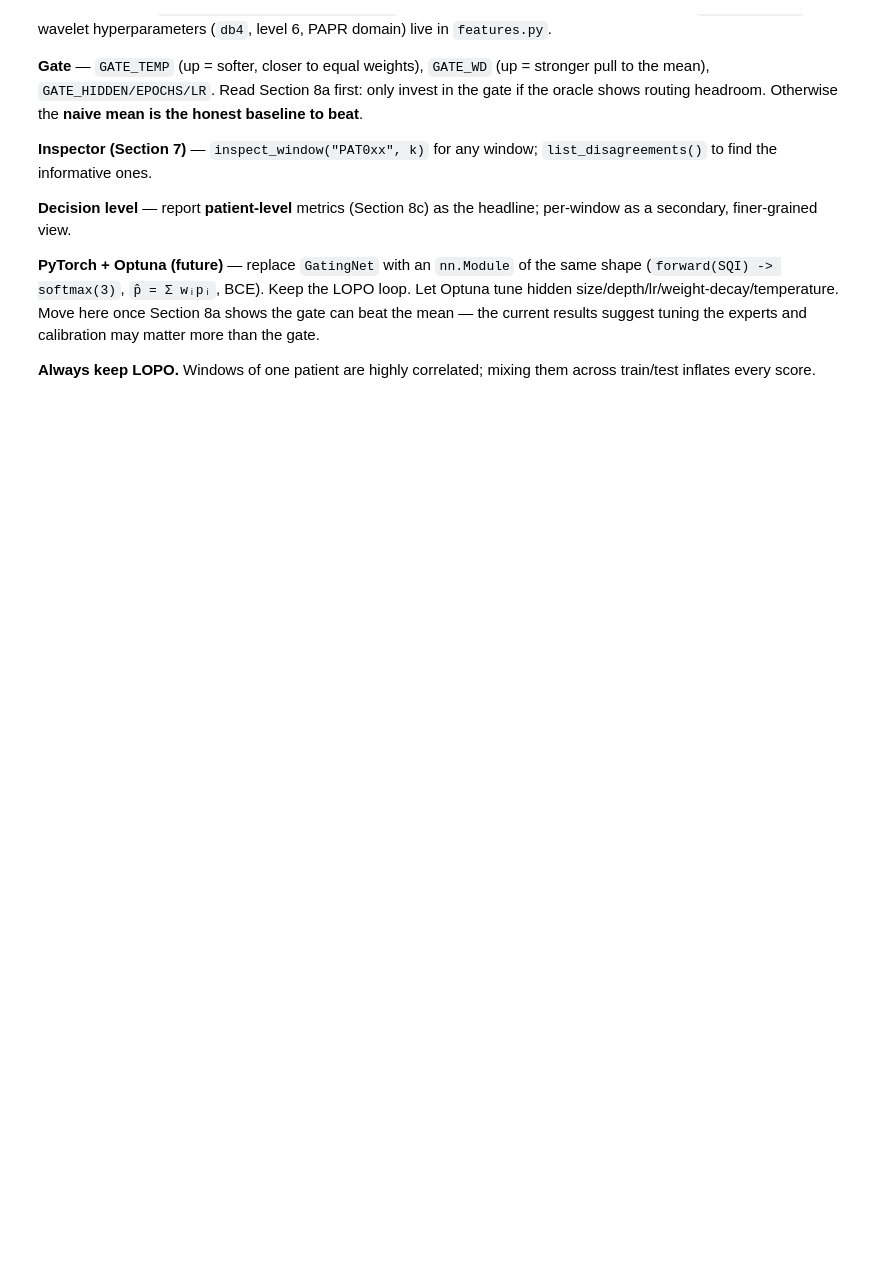
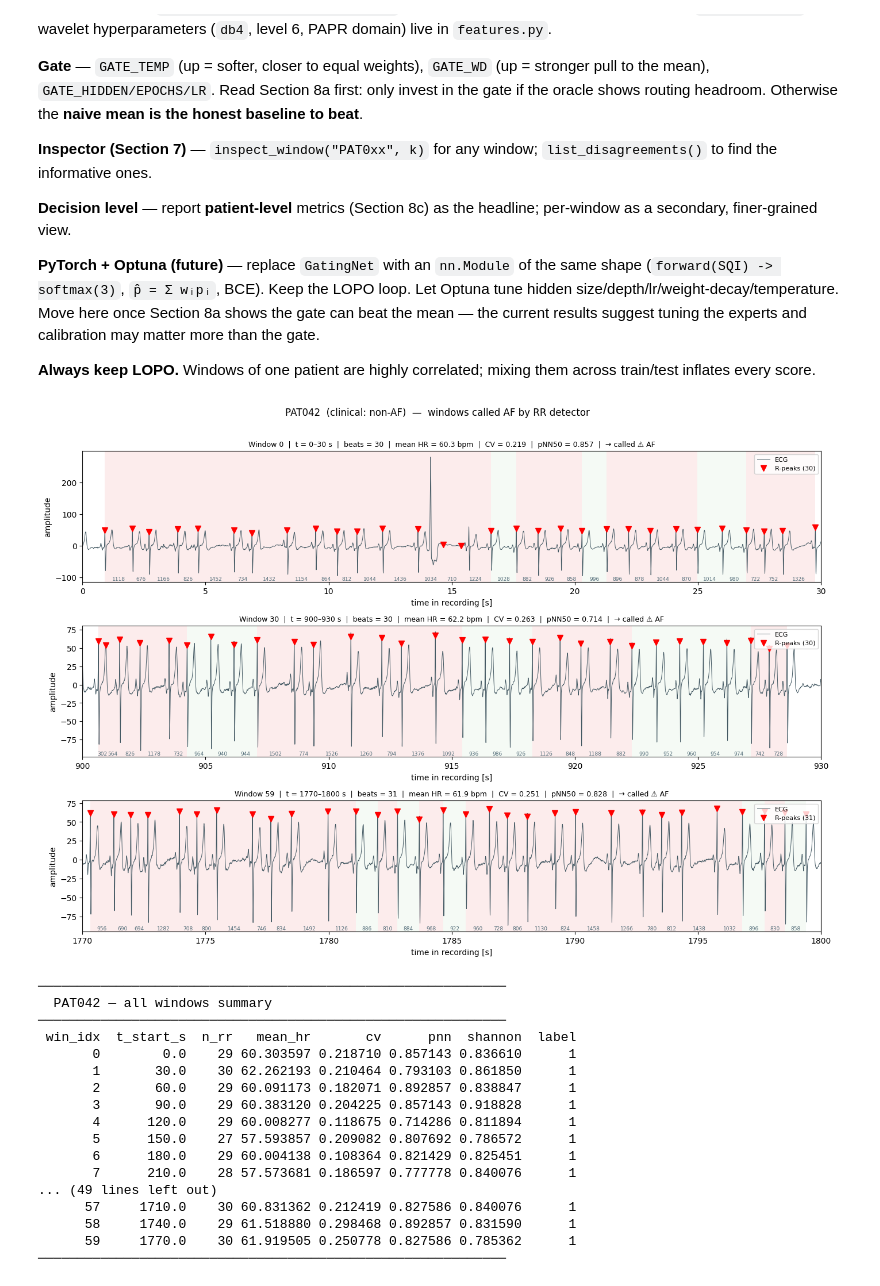
Before and after one commit to Jesus-Cracker/BA, a Jupyter notebook: notebooks/00_validate.ipynb, the cells around one changed output. Cells and saved outputs as stored; diff of their text form; code cells hidden in the pictures; blank space fills up the shorter version.

```diff
--- a/notebooks/00_validate.ipynb
+++ b/notebooks/00_validate.ipynb
@@ -749,31 +749,50 @@ def inspect_flagged_patient(pid, n_windows=3, win_s=30, gt_fs=GT_FS):
                  f"beats = {len(in_win)}  |  mean HR = {mhr:.1f} bpm  |  "
                  f"CV = {cv:.3f}  |  pNN50 = {pnn:.3f}  |  "
                  f"→ called {'⚠ AF' if row['label']==1 else 'non-AF'}")
         ax.set_title(title, fontsize=9)
         ax.set_xlabel("time in recording [s]")
         ax.legend(fontsize=8, loc="upper right")
         ax.set_ylabel("amplitude")
 
         # Mark individual RR intervals along the bottom
         for i, pk in enumerate(in_win[:-1]):
             mid = (in_win[i] + in_win[i+1]) / 2 / gt_fs
             ax.annotate(f"{rr[i]*1000:.0f}", xy=(mid, ax.get_ylim()[0]),
                         fontsize=6.5, ha="center", va="bottom", color="#546e7a")
 
     plt.tight_layout()
     plt.show()
 
     # Print summary table for this patient
     print(f"\n{'─'*60}")
     print(f"  {pid} — all windows summary")
     print(f"{'─'*60}")
     print(t[["win_idx","t_start_s","n_rr","mean_hr","cv","pnn","shannon","label"]].to_string(index=False))
     print(f"{'─'*60}\n")
 
 
 # ── Run it ───────────────────────────────────────────────────────────────────────
 # Change pid to any of the 8 flagged patients.
 # Increase n_windows to see more of the recording (e.g. 5 for a fuller picture).
 
-pid_to_check = "PAT006"   # <── change me: PAT003 PAT006 PAT012 PAT017 PAT019 PAT021 PAT024 PAT042
+pid_to_check = "PAT042"   # <── change me: PAT003 PAT006 PAT012 PAT017 PAT019 PAT021 PAT024 PAT042
 inspect_flagged_patient(pid_to_check, n_windows=3)
+# %% [output]
+[figure, added]
+────────────────────────────────────────────────────────────
+  PAT042 — all windows summary
+────────────────────────────────────────────────────────────
+ win_idx  t_start_s  n_rr   mean_hr       cv      pnn  shannon  label
+       0        0.0    29 60.303597 0.218710 0.857143 0.836610      1
+       1       30.0    30 62.262193 0.210464 0.793103 0.861850      1
+       2       60.0    29 60.091173 0.182071 0.892857 0.838847      1
+       3       90.0    29 60.383120 0.204225 0.857143 0.918828      1
+       4      120.0    29 60.008277 0.118675 0.714286 0.811894      1
+       5      150.0    27 57.593857 0.209082 0.807692 0.786572      1
+       6      180.0    29 60.004138 0.108364 0.821429 0.825451      1
+       7      210.0    28 57.573681 0.186597 0.777778 0.840076      1
+... (49 lines left out)
+      57     1710.0    30 60.831362 0.212419 0.827586 0.840076      1
+      58     1740.0    29 61.518880 0.298468 0.892857 0.831590      1
+      59     1770.0    30 61.919505 0.250778 0.827586 0.785362      1
+────────────────────────────────────────────────────────────
```
Also changed, not shown: 5 other files.
